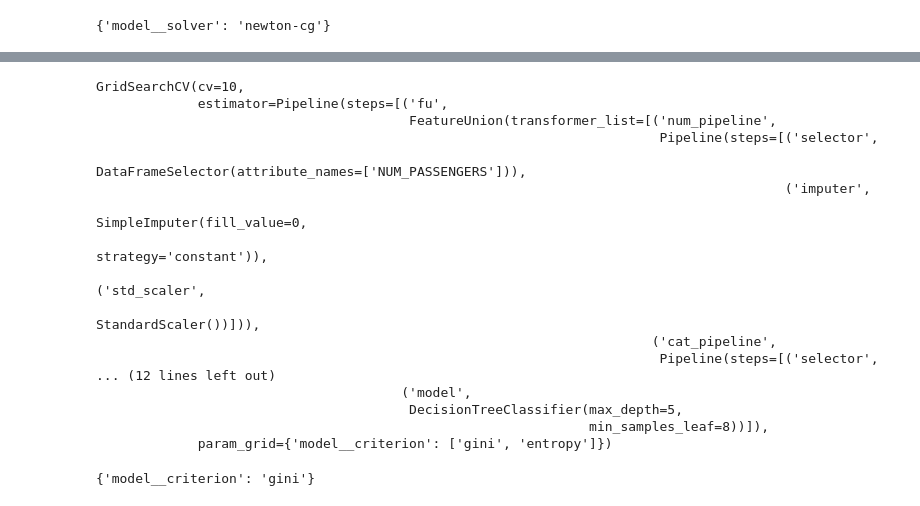
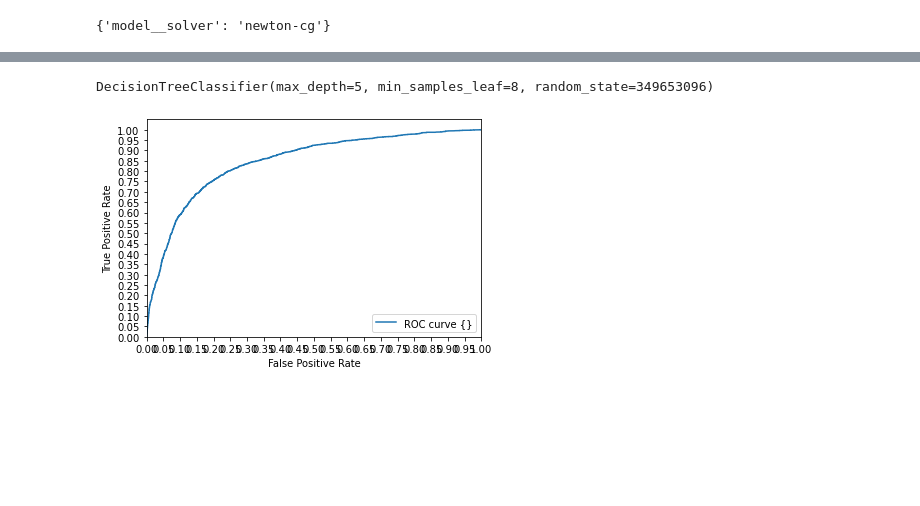
Before and after one commit to schahmatist/Chicago_Crash_Analysis, a Jupyter notebook: notebooks/BaseModel.ipynb, the cells around one changed output, grey strips where cells are left out. Cells and saved outputs as stored; diff of their text form; code cells hidden in the pictures; blank space fills up the shorter version.

```diff
--- a/notebooks/BaseModel.ipynb
+++ b/notebooks/BaseModel.ipynb
@@ -264,37 +258,32 @@ baseline_tree_pipe = Pipeline([('fu', fu),
 # %%
-#pipe_grid = {'model__max_depth': [ 3, 4, 5, 6 ],
-#            'model__min_samples_leaf':[ 7, 8, 9, 10 ]}
+pipe_grid = {'model__max_depth': [ 4, 5, 6,7,8 ],
+            'model__min_samples_leaf':[ 7, 8, 9, 10 ]}
 
-pipe_grid = {'model__criterion': ['gini', 'entropy']}
+#pipe_grid = {'model__criterion': ['gini', 'entropy']}
 
 
 
 gs_pipe = GridSearchCV(estimator=baseline_tree_pipe,
                        param_grid=pipe_grid, cv=10)
+
+gs_pipe.estimator[2][18]
+# %% [output]
+DecisionTreeClassifier(max_depth=5, min_samples_leaf=8, random_state=349653096)
 # %%
-gs_pipe.fit(X_train, y_train)
+#gs_pipe.fit(X_train, y_train)
-# %% [output]
-GridSearchCV(cv=10,
-             estimator=Pipeline(steps=[('fu',
-                                        FeatureUnion(transformer_list=[('num_pipeline',
-                                                                        Pipeline(steps=[('selector',
-                                                                                         DataFrameSelector(attribute_names=['NUM_PASSENGERS'])),
-                                                                                        ('imputer',
-                                                                                         SimpleImputer(fill_value=0,
-                                                                                                       strategy='constant')),
-                                                                                        ('std_scaler',
-                                                                                         StandardScaler())])),
-                                                                       ('cat_pipeline',
-                                                                        Pipeline(steps=[('selector',
-... (12 lines left out)
-                                       ('model',
-                                        DecisionTreeClassifier(max_depth=5,
-                                                               min_samples_leaf=8))]),
-             param_grid={'model__criterion': ['gini', 'entropy']})
-# %%
-gs_pipe.best_params_
-# %% [output]
-{'model__criterion': 'gini'}
+# %%
+plt.plot(train_fpr, train_tpr,  label='ROC curve {}'
+        )
+
+plt.xlabel('False Positive Rate')
+plt.ylabel('True Positive Rate')
+plt.legend(loc='lower right')
+plt.xlim([0.0, 1.0])
+plt.ylim([0.0, 1.05])
+plt.yticks([i/20.0 for i in range(21)])
+plt.xticks([i/20.0 for i in range(21)]);
+# %% [output]
+[figure, added]
 # %%
 y_pred_train=gs_pipe.predict(X_train)
 y_pred_test=gs_pipe.predict(X_test)
```
Also changed, not shown: parts of 31 cells of this notebook, 5 other files.
